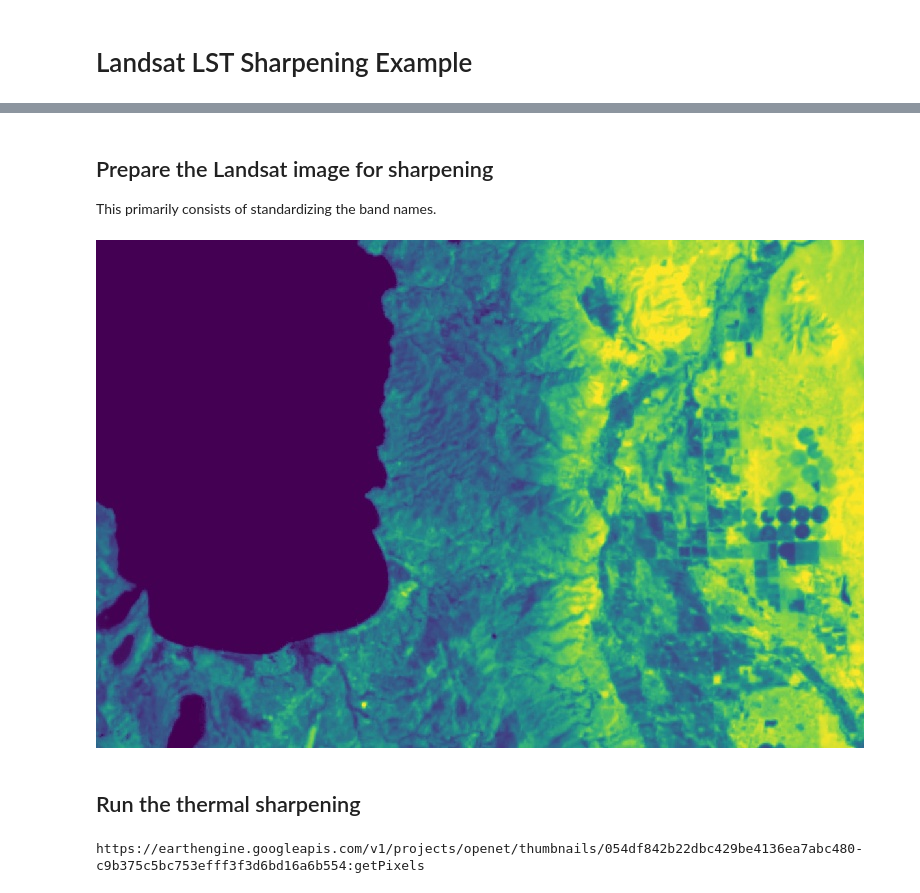
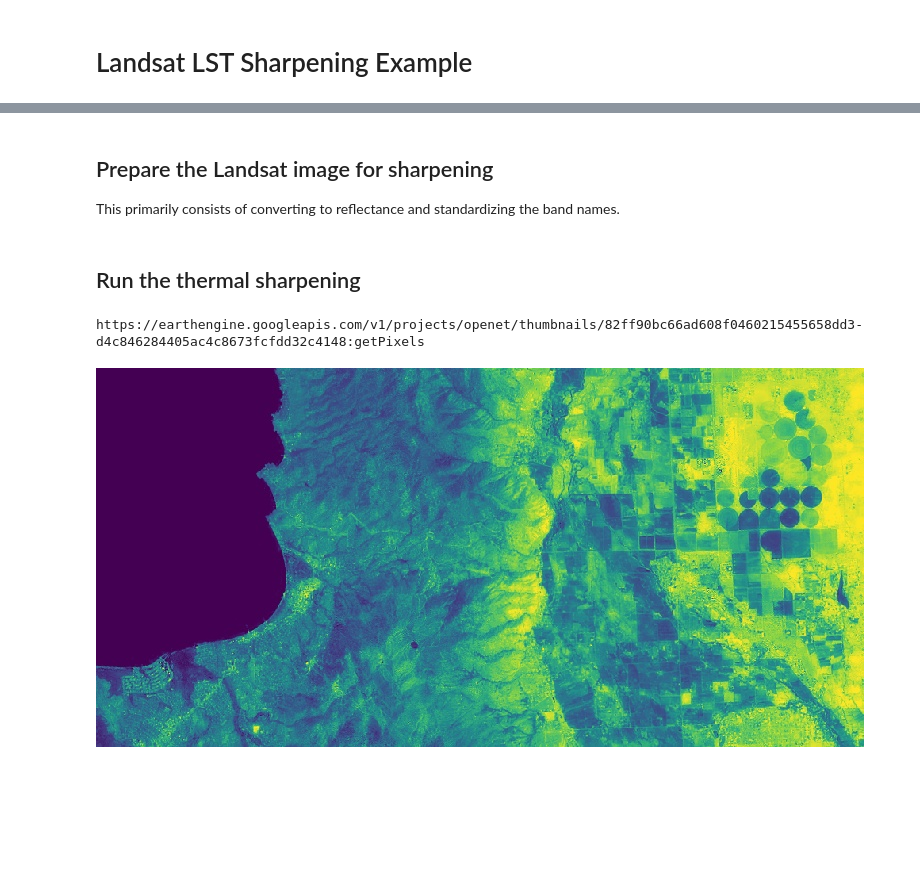
Before and after one commit to Open-ET/openet-landsat-lst, a Jupyter notebook: examples/landsat_thermal_sharpening.ipynb, the cells around one changed output, grey strips where cells are left out. Cells and saved outputs as stored; diff of their text form; code cells hidden in the pictures; blank space fills up the shorter version.

```diff
--- a/examples/landsat_thermal_sharpening.ipynb
+++ b/examples/landsat_thermal_sharpening.ipynb
@@ -41,7 +45,7 @@ Image(url=image_url, embed=True, format='png')
 # %% [markdown]
 ## Prepare the Landsat image for sharpening
 
-This primarily consists of standardizing the band names.
+This primarily consists of converting to reflectance and standardizing the band names.
 # %%
 # CGM - The "SPACECRAFT_ID" property must be set on the image for the algorithm to work
 input_bands = ee.Dictionary({
@@ -55,8 +59,7 @@ spacecraft_id = ee.String(landsat_img.get('SPACECRAFT_ID'))
 prep_img = (
     landsat_img
     .select(input_bands.get(spacecraft_id), output_bands)
-    .multiply([0.0000275, 0.0000275, 0.0000275, 0.0000275, 0.0000275, 0.0000275,
-               0.00341802, 1])
+    .multiply([0.0000275, 0.0000275, 0.0000275, 0.0000275, 0.0000275, 0.0000275, 0.00341802, 1])
     .add([-0.2, -0.2, -0.2, -0.2, -0.2, -0.2, 149.0, 1])
     .set({'system:index': landsat_img.get('system:index'),
           'system:time_start': landsat_img.get('system:time_start'),
@@ -65,22 +68,25 @@ prep_img = (
          })
 )
 
-image_url = prep_img.select(['lst'])\
-    .getThumbURL({'min': 295, 'max': 330, 'palette': viridis, 'dimensions':image_size, 'region': region})
-Image(url=image_url, embed=True, format='png')
+# image_url = (
+#     prep_img.select(['lst'])
+#     .getThumbURL({'min': 295, 'max': 330, 'palette': viridis, 'dimensions':image_size, 'region': region})
+# )
+# Image(url=image_url, embed=True, format='png')
-# %% [output]
-[figure, removed]
 # %% [markdown]
 ## Run the thermal sharpening
 # %%
 output_img = openet.lst.Model(prep_img).sharpen()
 
-image_url = output_img.select(['lst_sharpened'])\
+image_url = (
+    output_img.select(['lst_sharpened'])
     .getThumbURL({'min': 295, 'max': 330, 'palette': viridis, 'dimensions':image_size, 'region': region})
+)
 print(image_url)
 Image(url=image_url, embed=True, format='png')
 # %% [output]
-https://earthengine.googleapis.com/v1/projects/openet/thumbnails/054df842b22dbc429be4136ea7abc480-c9b375c5bc753efff3f3d6bd16a6b554:getPixels
+https://earthengine.googleapis.com/v1/projects/openet/thumbnails/82ff90bc66ad608f0460215455658dd3-d4c846284405ac4c8673fcfdd32c4148:getPixels
+[figure, added]
 # %%
 # def point_image_value(image, xy, scale=1):
 #     """Extract the output value from a calculation at a point"""
```
Also changed, not shown: parts of 3 cells of this notebook, 5 other files.
